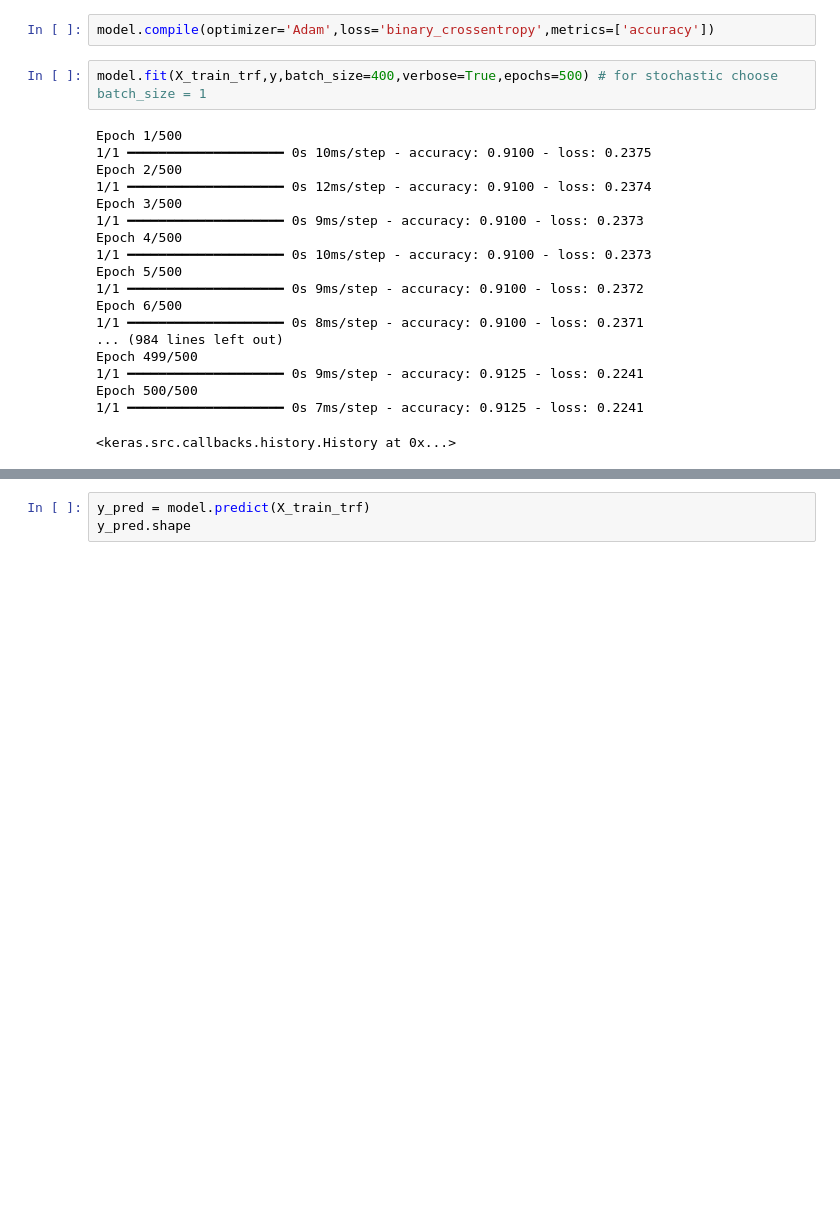
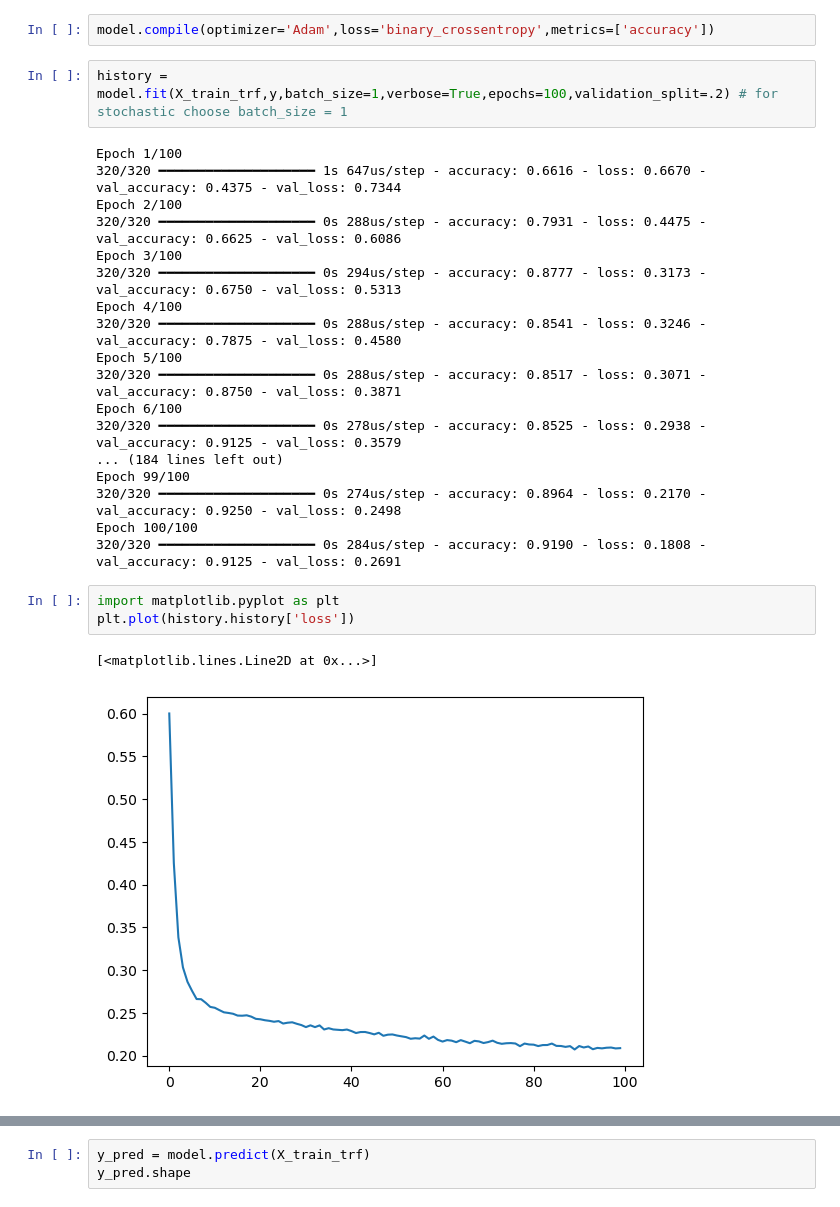
Before and after one commit to shivishivendra123/Deep-Learning, a Jupyter notebook: ANN/Stochastic_vs_batch_gd.ipynb, the cells around one changed output, grey strips where cells are left out. Cells and saved outputs as stored; diff of their text form; blank space fills up the shorter version.

Commit message:
stochastic_vs_batch_gd

```diff
--- a/ANN/Stochastic_vs_batch_gd.ipynb
+++ b/ANN/Stochastic_vs_batch_gd.ipynb
@@ -186,23 +186,28 @@ Model: "sequential_1"
 # %%
 model.compile(optimizer='Adam',loss='binary_crossentropy',metrics=['accuracy'])
 # %%
-model.fit(X_train_trf,y,batch_size=400,verbose=True,epochs=500) # for stochastic choose batch_size = 1
+history = model.fit(X_train_trf,y,batch_size=1,verbose=True,epochs=100,validation_split=.2) # for stochastic choose batch_size = 1
 # %% [output]
-Epoch 1/500
-1/1 ━━━━━━━━━━━━━━━━━━━━ 0s 10ms/step - accuracy: 0.9100 - loss: 0.2375
-Epoch 2/500
-1/1 ━━━━━━━━━━━━━━━━━━━━ 0s 12ms/step - accuracy: 0.9100 - loss: 0.2374
-Epoch 3/500
-1/1 ━━━━━━━━━━━━━━━━━━━━ 0s 9ms/step - accuracy: 0.9100 - loss: 0.2373
-Epoch 4/500
-1/1 ━━━━━━━━━━━━━━━━━━━━ 0s 10ms/step - accuracy: 0.9100 - loss: 0.2373
-Epoch 5/500
-1/1 ━━━━━━━━━━━━━━━━━━━━ 0s 9ms/step - accuracy: 0.9100 - loss: 0.2372
-Epoch 6/500
-1/1 ━━━━━━━━━━━━━━━━━━━━ 0s 8ms/step - accuracy: 0.9100 - loss: 0.2371
-... (984 lines left out)
-Epoch 499/500
-1/1 ━━━━━━━━━━━━━━━━━━━━ 0s 9ms/step - accuracy: 0.9125 - loss: 0.2241
-Epoch 500/500
-1/1 ━━━━━━━━━━━━━━━━━━━━ 0s 7ms/step - accuracy: 0.9125 - loss: 0.2241
+Epoch 1/100
+320/320 ━━━━━━━━━━━━━━━━━━━━ 1s 647us/step - accuracy: 0.6616 - loss: 0.6670 - val_accuracy: 0.4375 - val_loss: 0.7344
+Epoch 2/100
+320/320 ━━━━━━━━━━━━━━━━━━━━ 0s 288us/step - accuracy: 0.7931 - loss: 0.4475 - val_accuracy: 0.6625 - val_loss: 0.6086
+Epoch 3/100
+320/320 ━━━━━━━━━━━━━━━━━━━━ 0s 294us/step - accuracy: 0.8777 - loss: 0.3173 - val_accuracy: 0.6750 - val_loss: 0.5313
+Epoch 4/100
+320/320 ━━━━━━━━━━━━━━━━━━━━ 0s 288us/step - accuracy: 0.8541 - loss: 0.3246 - val_accuracy: 0.7875 - val_loss: 0.4580
+Epoch 5/100
+320/320 ━━━━━━━━━━━━━━━━━━━━ 0s 288us/step - accuracy: 0.8517 - loss: 0.3071 - val_accuracy: 0.8750 - val_loss: 0.3871
+Epoch 6/100
+320/320 ━━━━━━━━━━━━━━━━━━━━ 0s 278us/step - accuracy: 0.8525 - loss: 0.2938 - val_accuracy: 0.9125 - val_loss: 0.3579
+... (184 lines left out)
+Epoch 99/100
+320/320 ━━━━━━━━━━━━━━━━━━━━ 0s 274us/step - accuracy: 0.8964 - loss: 0.2170 - val_accuracy: 0.9250 - val_loss: 0.2498
+Epoch 100/100
+320/320 ━━━━━━━━━━━━━━━━━━━━ 0s 284us/step - accuracy: 0.9190 - loss: 0.1808 - val_accuracy: 0.9125 - val_loss: 0.2691
-<keras.src.callbacks.history.History at 0x...>
+# %%
+import matplotlib.pyplot as plt
+plt.plot(history.history['loss'])
+# %% [output]
+[<matplotlib.lines.Line2D at 0x...>]
+[figure, added]
```
Also changed, not shown: parts of 2 cells of this notebook.
